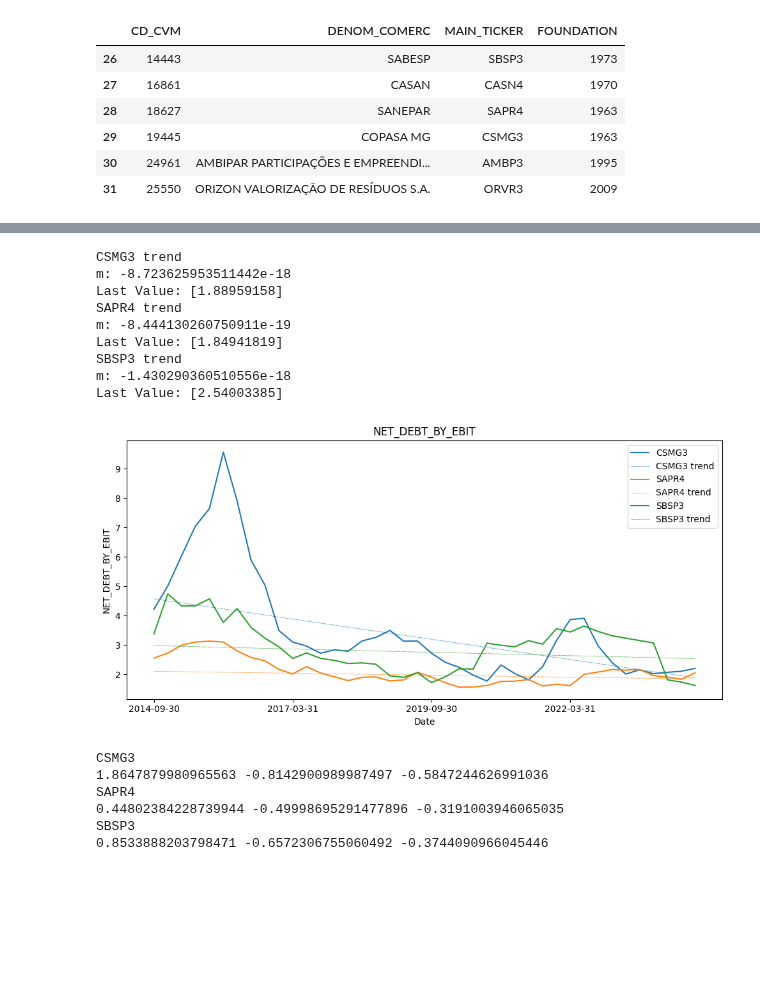
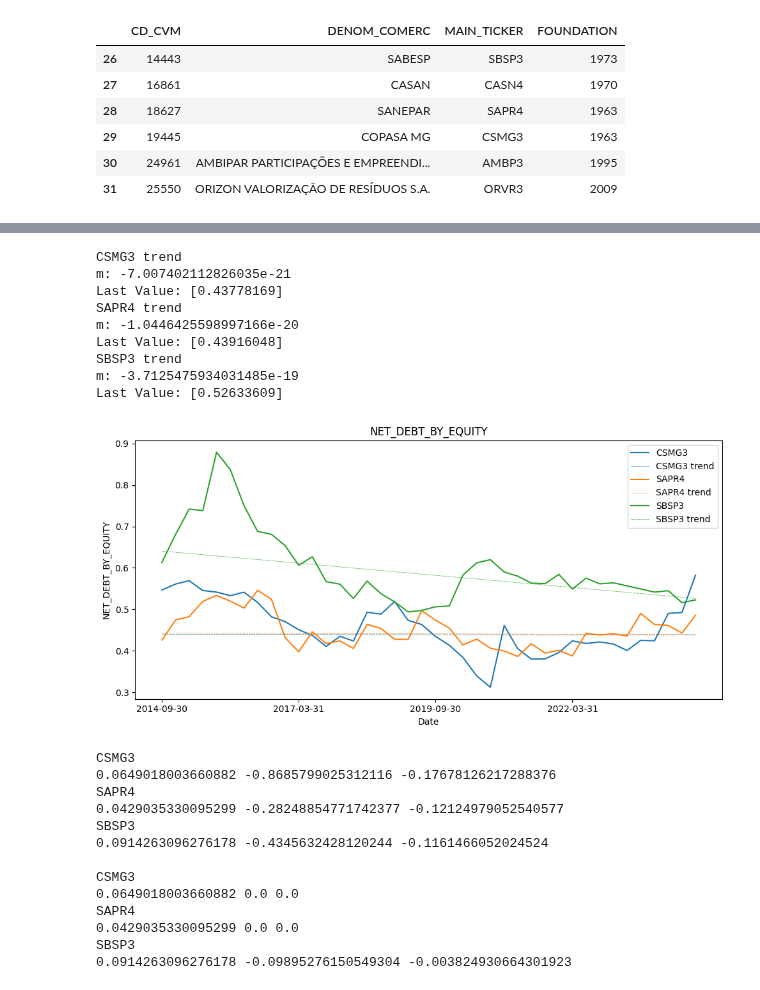
Before and after one commit to boa50/investment-analysis-etl, a Jupyter notebook: analysis/stock-analysis.ipynb, the cells around one changed output, grey strips where cells are left out. Cells and saved outputs as stored; diff of their text form; code cells hidden in the pictures; blank space fills up the shorter version.

```diff
--- a/analysis/stock-analysis.ipynb
+++ b/analysis/stock-analysis.ipynb
@@ -43,45 +40,60 @@ measures.get_latest_values_by_segmento("Água e Saneamento")
 # %%
 tickers=["CSMG3", "SAPR4", "SBSP3"]
 # tickers=["LAND3"]
 show_segment = False
 show_trend = True
 
 # for ticker in tickers:
 #     plot.plot_equity_evolution(ticker)
 
-# plot.plot_historical_kpi(tickers=tickers, kpi="NET_DEBT_BY_EQUITY", show_segment=show_segment, show_trend=show_trend)
-plot.plot_historical_kpi(tickers=tickers, kpi="NET_DEBT_BY_EBIT", show_segment=show_segment, show_trend=show_trend)
+plot.plot_historical_kpi(tickers=tickers, kpi="NET_DEBT_BY_EQUITY", show_segment=show_segment, show_trend=show_trend)
+# plot.plot_historical_kpi(tickers=tickers, kpi="NET_DEBT_BY_EBIT", show_segment=show_segment, show_trend=show_trend)
 # plot.plot_historical_kpi(tickers=tickers, kpi="PROFIT", show_segment=show_segment, show_trend=show_trend)
 # plot.plot_historical_kpi(tickers=tickers, kpi="ROE", show_segment=show_segment, show_trend=show_trend)
 # plot.plot_historical_kpi(tickers=tickers, kpi="CGAR_5_YEARS_PROFIT", show_segment=show_segment, show_trend=show_trend)
 # plot.plot_historical_kpi(tickers=tickers, kpi="DIVIDEND_YIELD", show_segment=show_segment, show_trend=show_trend)
 # plot.plot_historical_kpi(tickers=tickers, kpi="DIVIDEND_PAYOUT", show_segment=show_segment, show_trend=show_trend)
 # plot.plot_historical_kpi(tickers=tickers, kpi="NET_MARGIN", show_segment=show_segment, show_trend=show_trend)
 # %% [output]
 CSMG3 trend
-m: -8.723625953511442e-18
-Last Value: [1.88959158]
+m: -7.007402112826035e-21
+Last Value: [0.43778169]
 SAPR4 trend
-m: -8.444130260750911e-19
-Last Value: [1.84941819]
+m: -1.0446425598997166e-20
+Last Value: [0.43916048]
 SBSP3 trend
-m: -1.430290360510556e-18
-Last Value: [2.54003385]
+m: -3.7125475934031485e-19
+Last Value: [0.52633609]
-[figure, old version]
+[figure, new version]
 # %%
-import numpy as np
-
-kpi = "NET_DEBT_BY_EBIT"
+kpi = "NET_DEBT_BY_EQUITY"
+# kpi = "PROFIT"
+# tickers=["SBSP3"]
 
 for ticker in tickers:
     print(ticker)
     kpi_info = measures.get_kpi_info(ticker, kpi)
 
     print(kpi_info["volatility"], kpi_info["max_drawdown"], kpi_info["pain_index"])
+
+print()
+
+for ticker in tickers:
+    print(ticker)
+    kpi_info = measures.get_kpi_info(ticker, kpi, thresholds=[0.8])
+
+    print(kpi_info["volatility"], kpi_info["max_drawdown"], kpi_info["pain_index"])
 # %% [output]
 CSMG3
-1.8647879980965563 -0.8142900989987497 -0.5847244626991036
+0.0649018003660882 -0.8685799025312116 -0.17678126217288376
 SAPR4
-0.44802384228739944 -0.49998695291477896 -0.3191003946065035
+0.0429035330095299 -0.28248854771742377 -0.12124979052540577
 SBSP3
-0.8533888203798471 -0.6572306755060492 -0.3744090966045446
+0.0914263096276178 -0.4345632428120244 -0.1161466052024524
+
+CSMG3
+0.0649018003660882 0.0 0.0
+SAPR4
+0.0429035330095299 0.0 0.0
+SBSP3
+0.0914263096276178 -0.09895276150549304 -0.003824930664301923
```
Also changed, not shown: parts of 1 cell of this notebook, 2 other files.
